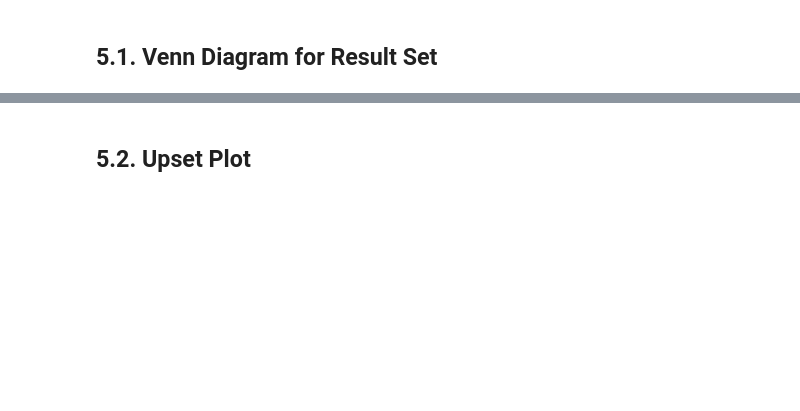
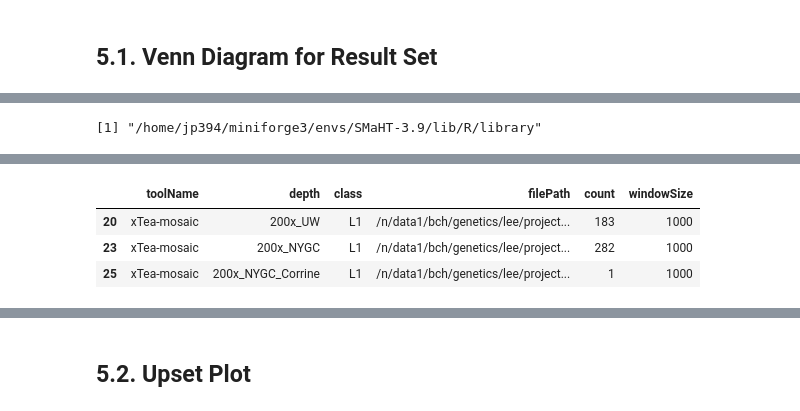
Before and after one commit to junseokpark/SMaHT, a Jupyter notebook: analysis/HapMap-ResultCollectionAndAnalysis.ipynb, the cells around one changed output, grey strips where cells are left out. Drawn from its saved outputs; the diff is of its cells as text; code cells hidden in the pictures; blank space fills up the shorter version.

```diff
--- a/analysis/HapMap-ResultCollectionAndAnalysis.ipynb
+++ b/analysis/HapMap-ResultCollectionAndAnalysis.ipynb
@@ -288,7 +528,13 @@ def saveResultDFtoBedFileforTool(toolName, resultParentDirectory, resultFileName
 # %%
 resultFile_description = "Generating result files"
 
+resultFileCombinations = itertools.product(
+        toolAndResultDirectory.keys(),
+        teClasses,
+        sampleDepths)
+
 resultFile_progress_bar = tqdm(resultFileCombinations, desc=resultFile_description)
+
 for toolName, teClass, sampleDepth in resultFile_progress_bar:
 
     tempResultDF = []
@@ -297,6 +543,8 @@ for toolName, teClass, sampleDepth in resultFile_progress_bar:
 
     resultParentDirectory = os.path.join(toolAndResultDirectory[toolName],sampleDepth)
     count = count_directories_with_string(resultParentDirectory,caseSampleName)
+
+    if count == 0: continue
 
     resultFileName = teClass+".bed"
     resultFileNameWithPath = os.path.join(resultParentDirectory, resultFileName)
@@ -308,7 +556,9 @@ for toolName, teClass, sampleDepth in resultFile_progress_bar:
         #print(os.path.join(resultParentDirectory,caseSampleName,teClass,caseSampleName+"_"+convertTEClassString(teClass)+".vcf"))
         tempResultDF = getResultFunctionForTool(toolName,resultParentDirectory,caseSampleName,teClass)
 
-    if len(tempResultDF) >= 1 :
+    if tempResultDF is None:
+        continue
+    elif len(tempResultDF) >= 1 :
         print("result count: " + str(len(tempResultDF)) )
         saveResultDFtoBedFileforTool(toolName,resultParentDirectory, resultFileName, tempResultDF)
 
@@ -628,6 +814,8 @@ calculateResults = lambda toolName, sampleDepth, vaf, window_size: (
 progress_bar = tqdm(all_result_combinations, desc="Processing combinations")
 for toolName, sampleDepth, vaf, window_size in progress_bar:
     progress_bar.set_description(f"Processing: {toolName} {sampleDepth} {vaf} {window_size}")
+    # Check whether they are existing or not from the resultBedDF
+    if checkRowCount(resultBedDF, toolName, sampleDepth, teClass) == 0: continue
     calculateResults(toolName, sampleDepth, vaf, window_size)
 
 # Concatenate all DataFrames into a single DataFrame
@@ -678,0 +872,61 @@ Box(children=(HTML(value='<div id="ifr-pyg-00061ab3af674834FGkJThP7pMmZwlEH" sty
+# %%
+chromSizeFile = "/n/data1/bch/genetics/lee/reference/hg38/hg38.chrom.sizes"
+vennOutputDir="venn"
+upsetOutputDir="upset"
+resultTitle="Corrine_Compared"
+outputDirectory="results/resultComparisons/HapMapMix/xTea_Corrine_Comparison"
+prefix="E"
+windows=1000
+teClass = 'L1'
+toolNames = ['xTea-mosaic']
+depths = ['200x_UW', '200x_UW_Corrine', '200x_NYGC', '200x_NYGC_Corrine']
+removalLibPath = "/home/jp394/R-3.5.1/library"
+
+## WindowFileGeneration
+selectedResults = resultBedDF[(resultBedDF['toolName'].isin(toolNames)) & ((resultBedDF['class'] == "L1")) & ((resultBedDF['depth'].isin(depths)))]
+
+selectedResults['windowSize'] = windows
+bedFiles=[]
+
+if os.path.exists(outputDirectory):
+
+    logging.info(f"Directory exists: {outputDirectory}, removing it.")
+    shutil.rmtree(outputDirectory, ignore_errors=True)
+
+os.makedirs(outputDirectory, exist_ok=True)
+
+
+resultComparisonColumns = ["toolName", "depth", "class", "windowSize", "extendedFileName", "extendedFileWithPath"]
+resultComparisonDF = pd.DataFrame(columns = resultComparisonColumns)
+
+# 1. Generate extended bed files
+for index, row in selectedResults.iterrows():
+    directory_path = os.path.dirname(row['filePath'])
+    resultFileName = row['toolName']+"_"+row['depth']+"_"+row['class']+"_"+prefix+str(row['windowSize'])+".bed"
+
+    resultBedFileWithPath = os.path.join(outputDirectory, resultFileName)
+
+
+    runBedToolsSlop(row['filePath'], chromSizeFile, resultBedFileWithPath, windows)
+    resultComparisonDF.loc[len(resultComparisonDF)] = [toolName, depth, teClass, filePath, resultFileName, resultBedFileWithPath]
+
+resultBedFileList = resultComparisonDF['extendedFileName'].tolist()
+inputBedFiles = ' '.join(resultBedFileList)
+currentDir = os.getcwd()
+os.chdir(outputDirectory)
+
+# 2. Generate Venn Diagram
+if len(resultBedFileList) <= 6:
+    runInterveneVenn(inputBedFiles, resultTitle, vennOutputDir, bedtools_options='f=0.5,r')
+else:
+    logging.error(f"Cannot create venn diagram because total number of bed files is {len(resultBedFileList)}")
+
+# 3. Generate Upset figure
+#runCommand("Rscript -e 'system(\"defaults write org.R-project.R force.LANG en_US.UTF-8\")'")
+if removalLibPath is not None:
+    removeRLibDir(removalLibPath)
+
+runInterveneUpset(inputBedFiles, upsetOutputDir, bedtools_options='f=0.5,r')
+
+os.chdir(currentDir)
+# %% [output]
@@ -678,0 +968 @@ Box(children=(HTML(value='<div id="ifr-pyg-00061ab3af674834FGkJThP7pMmZwlEH" sty
+[1] "/home/jp394/miniforge3/envs/SMaHT-3.9/lib/R/library"
@@ -678,0 +978,4 @@ Box(children=(HTML(value='<div id="ifr-pyg-00061ab3af674834FGkJThP7pMmZwlEH" sty
+|  | toolName | depth | class | filePath | count | windowSize |
+| 20 | xTea-mosaic | 200x_UW | L1 | /n/data1/bch/genetics/lee/project... | 183 | 1000 |
+| 23 | xTea-mosaic | 200x_NYGC | L1 | /n/data1/bch/genetics/lee/project... | 282 | 1000 |
+| 25 | xTea-mosaic | 200x_NYGC_Corrine | L1 | /n/data1/bch/genetics/lee/project... | 1 | 1000 |
```
Also changed, not shown: parts of 34 cells of this notebook, 14 other files.
